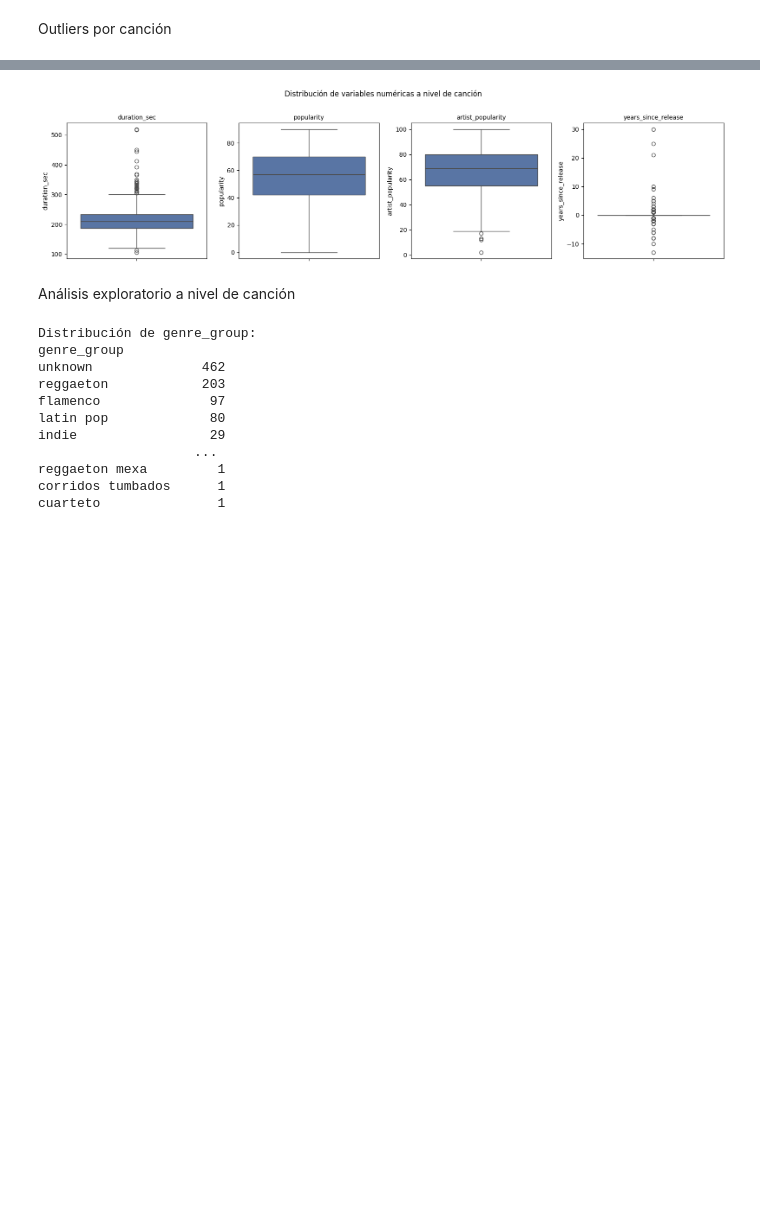
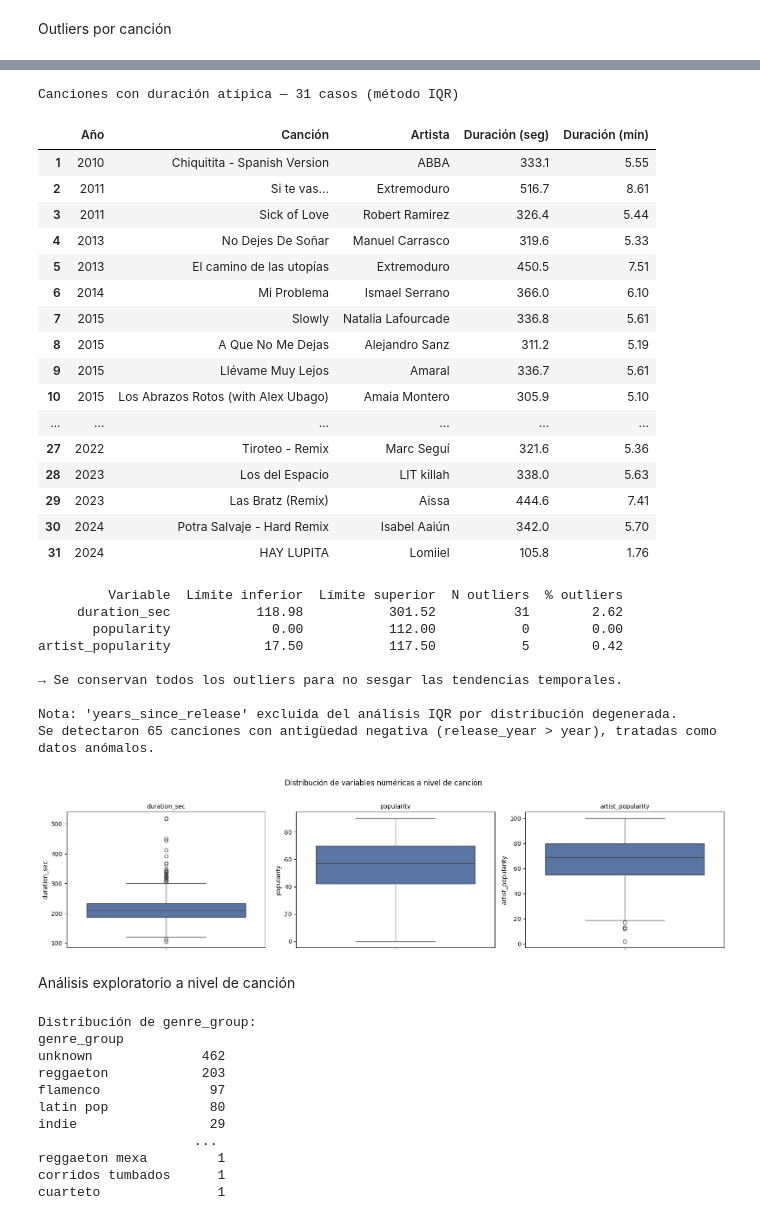
Before and after one commit to leonardeugenia-hash/TGF2026, a Jupyter notebook: datos1_spotify_pib_internet.ipynb, the cells around one changed output, grey strips where cells are left out. Saved outputs shown, nothing was run; the diff lists cells and outputs as text; code cells hidden in the pictures; blank space fills up the shorter version.

```diff
--- a/datos1_spotify_pib_internet.ipynb
+++ b/datos1_spotify_pib_internet.ipynb
@@ -111,7 +168,7 @@ df_spotify_clean = df_spotify.copy()
 
 # eliminamos columnas innecesarias
 cols_drop = [
-    "playlist_id", "playlist_name", "track_id", "artist_id",
+    "playlist_id", "playlist_name", "artist_id",
     "album_id", "album_id", "duration_ms", "source_label"]
 df_spotify_clean = df_spotify_clean.drop(columns=cols_drop)
 
@@ -127,7 +184,8 @@ df_spotify_clean["release_date"] = pd.to_datetime(df_spotify_clean["release_date
 df_spotify_clean["release_month"] = df_spotify_clean["release_date"].dt.month
 
 # creamos variable: antigüedad de la canción en el momento de entrar en la lista
-df_spotify_clean["years_since_release"] = df_spotify_clean["year"] - df_spotify_clean["release_year"].astype(float)
+df_spotify_clean['years_since_release'] = df_spotify_clean['year'] - df_spotify_clean['release_year']
+
 
 # creamos variable: género principal (el primero de la lista)
 # Convert artist_genres to string to handle potential non-string types, then split and take the first element.
@@ -230,7 +289,7 @@ dtype: int64
 # %% [markdown]
 Outliers por canción
 # %%
-cols_numericas_cancion = ["duration_sec", "popularity", "artist_popularity", "years_since_release"]
+cols_numericas_cancion = ["duration_sec", "popularity", "artist_popularity"]
 
 print("=" * 55)
 print("OUTLIERS A NIVEL DE CANCIÓN (método IQR)")
@@ -251,15 +310,44 @@ for col in cols_numericas_cancion:
 
     # Mostramos las canciones outliers en duración para revisión manual
     if col == "duration_sec":
-        outliers_dur = df_spotify_clean[(df_spotify_clean[col] < lower) | (df_spotify_clean[col] > upper)]
+        outliers_dur = df_spotify_clean[
+            (df_spotify_clean[col] < lower) | (df_spotify_clean[col] > upper)
+        ].copy()
+
         if len(outliers_dur) > 0:
             print(f"\nCanciones con duración atípica ({n_out} casos):")
-            print(outliers_dur[["year", "track_name", "artist_name", "duration_sec"]].to_string(index=False))
+
+            tabla_dur = outliers_dur[["year", "track_name", "artist_name", "duration_sec", "duration_min"]].sort_values("year").reset_index(drop=True)
+
+            tabla_dur["duration_min"] = tabla_dur["duration_min"].round(2)
+            tabla_dur["duration_sec"] = tabla_dur["duration_sec"].round(1)
+            tabla_dur.index += 1  # índice desde 1
+
+            tabla_dur.columns = ["Año", "Canción", "Artista", "Duración (seg)", "Duración (min)"]
+
+            display(
+                tabla_dur.style
+                .background_gradient(cmap='Oranges', subset=['Duración (min)'])
+                .set_caption(f'Canciones con duración atípica — {n_out} casos (método IQR)')
+                .set_table_styles([
+                    {'selector': 'caption', 'props': [('font-size', '14px'), ('font-weight', 'bold'), ('text-align', 'left')]},
+                    {'selector': 'th', 'props': [('background-color', '#2c3e50'), ('color', 'white'), ('font-size', '12px')]},
+                    {'selector': 'td', 'props': [('font-size', '11px'), ('text-align', 'center')]},
+                    {'selector': 'tr:hover td', 'props': [('background-color', '#f0f4f8')]},
+                ])
+                .format({"Duración (seg)": "{:.1f}", "Duración (min)": "{:.2f}", "Año": "{:.0f}"})
+
+            )
+
 
 df_outliers = pd.DataFrame(outlier_resumen)
 print("\n")
 print(df_outliers.to_string(index=False))
 print("\n→ Se conservan todos los outliers para no sesgar las tendencias temporales.")
+
+n_negativos = (df_spotify_clean['years_since_release'] < 0).sum()
+print(f"\nNota: 'years_since_release' excluida del análisis IQR por distribución degenerada.")
+print(f"Se detectaron {n_negativos} canciones con antigüedad negativa (release_year > year), tratadas como datos anómalos.")
 
 # Visualización de outliers a nivel de canción
 fig, axes = plt.subplots(1, len(cols_numericas_cancion), figsize=(16, 4))
@@ -291,4 +367,31 @@ years_since_release             0.00             0.00         289       24.39
+Canciones con duración atípica — 31 casos (método IQR)
+|  | Año | Canción | Artista | Duración (seg) | Duración (min) |
+| 1 | 2010 | Chiquitita - Spanish Version | ABBA | 333.1 | 5.55 |
+| 2 | 2011 | Si te vas... | Extremoduro | 516.7 | 8.61 |
+| 3 | 2011 | Sick of Love | Robert Ramirez | 326.4 | 5.44 |
+| 4 | 2013 | No Dejes De Soñar | Manuel Carrasco | 319.6 | 5.33 |
+| 5 | 2013 | El camino de las utopías | Extremoduro | 450.5 | 7.51 |
+| 6 | 2014 | Mi Problema | Ismael Serrano | 366.0 | 6.10 |
+| 7 | 2015 | Slowly | Natalia Lafourcade | 336.8 | 5.61 |
+| 8 | 2015 | A Que No Me Dejas | Alejandro Sanz | 311.2 | 5.19 |
+| 9 | 2015 | Llévame Muy Lejos | Amaral | 336.7 | 5.61 |
+| 10 | 2015 | Los Abrazos Rotos (with Alex Ubago) | Amaia Montero | 305.9 | 5.10 |
+| ... | ... | ... | ... | ... | ... |
+| 27 | 2022 | Tiroteo - Remix | Marc Seguí | 321.6 | 5.36 |
+| 28 | 2023 | Los del Espacio | LIT killah | 338.0 | 5.63 |
+| 29 | 2023 | Las Bratz (Remix) | Aissa | 444.6 | 7.41 |
+| 30 | 2024 | Potra Salvaje - Hard Remix | Isabel Aaiún | 342.0 | 5.70 |
+| 31 | 2024 | HAY LUPITA | Lomiiel | 105.8 | 1.76 |
+         Variable  Límite inferior  Límite superior  N outliers  % outliers
+     duration_sec           118.98           301.52          31        2.62
+       popularity             0.00           112.00           0        0.00
+artist_popularity            17.50           117.50           5        0.42
+
+→ Se conservan todos los outliers para no sesgar las tendencias temporales.
+
+Nota: 'years_since_release' excluida del análisis IQR por distribución degenerada.
+Se detectaron 65 canciones con antigüedad negativa (release_year > year), tratadas como datos anómalos.
-[figure, old version]
+[figure, new version]
 # %% [markdown]
 Análisis exploratorio a nivel de canción
 # %%
```
Also changed, not shown: parts of 11 cells of this notebook.
